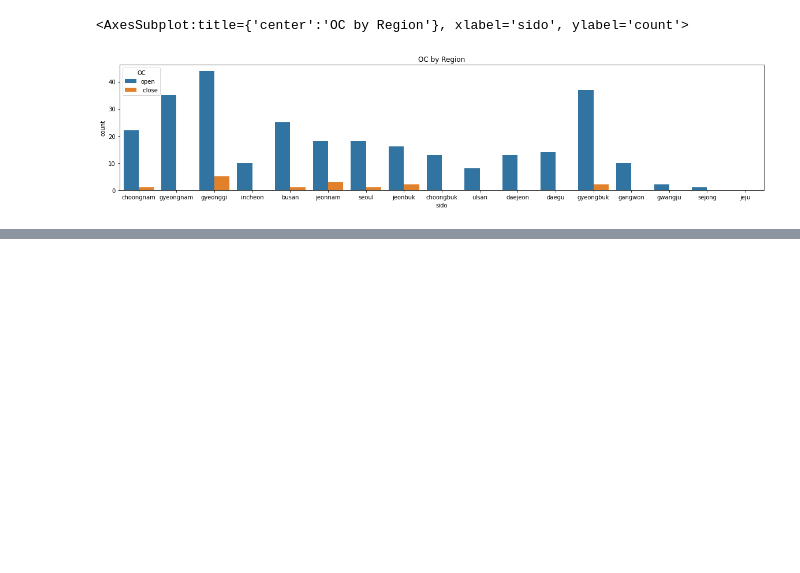
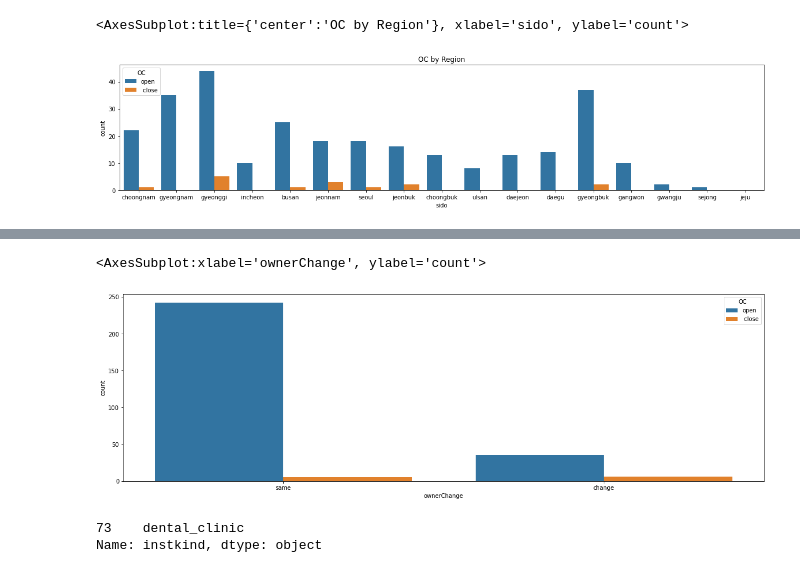
Before and after one commit to hhh6593/Dacon, a Jupyter notebook: Dacon_project_notebook.ipynb, the cells around one changed output, grey strips where cells are left out. Drawn from its saved outputs; the diff is of its cells as text; code cells hidden in the pictures; blank space fills up the shorter version.

```diff
--- a/Dacon_project_notebook.ipynb
+++ b/Dacon_project_notebook.ipynb
@@ -152,0 +202,12 @@ sns.countplot(alldata['sido'], hue=alldata['OC'])
+# %%
+#경영권 변경이 개/폐업에 미치는 영향여부 확인 - 분석에 큰 영향을 주지 않음
+plt.figure(figsize=(20,6))
+sns.countplot(alldata['ownerChange'], hue=alldata['OC'])
+# %% [output]
+<AxesSubplot:xlabel='ownerChange', ylabel='count'>
+[figure, added]
+# %%
+alldata['instkind'].loc[alldata['instkind']=='dental_clinic']
+# %% [output]
+73    dental_clinic
+Name: instkind, dtype: object
```
Also changed, not shown: parts of 17 cells of this notebook.
